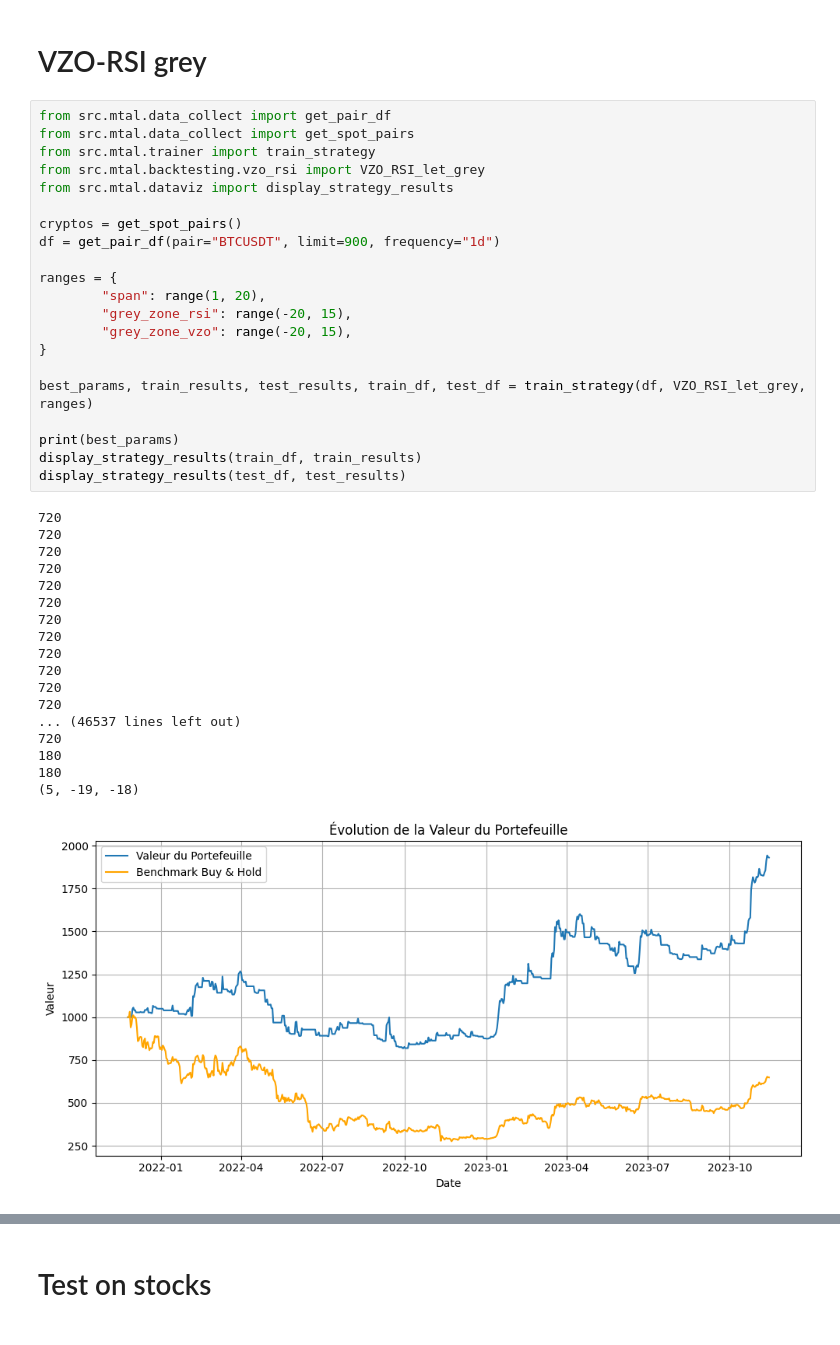
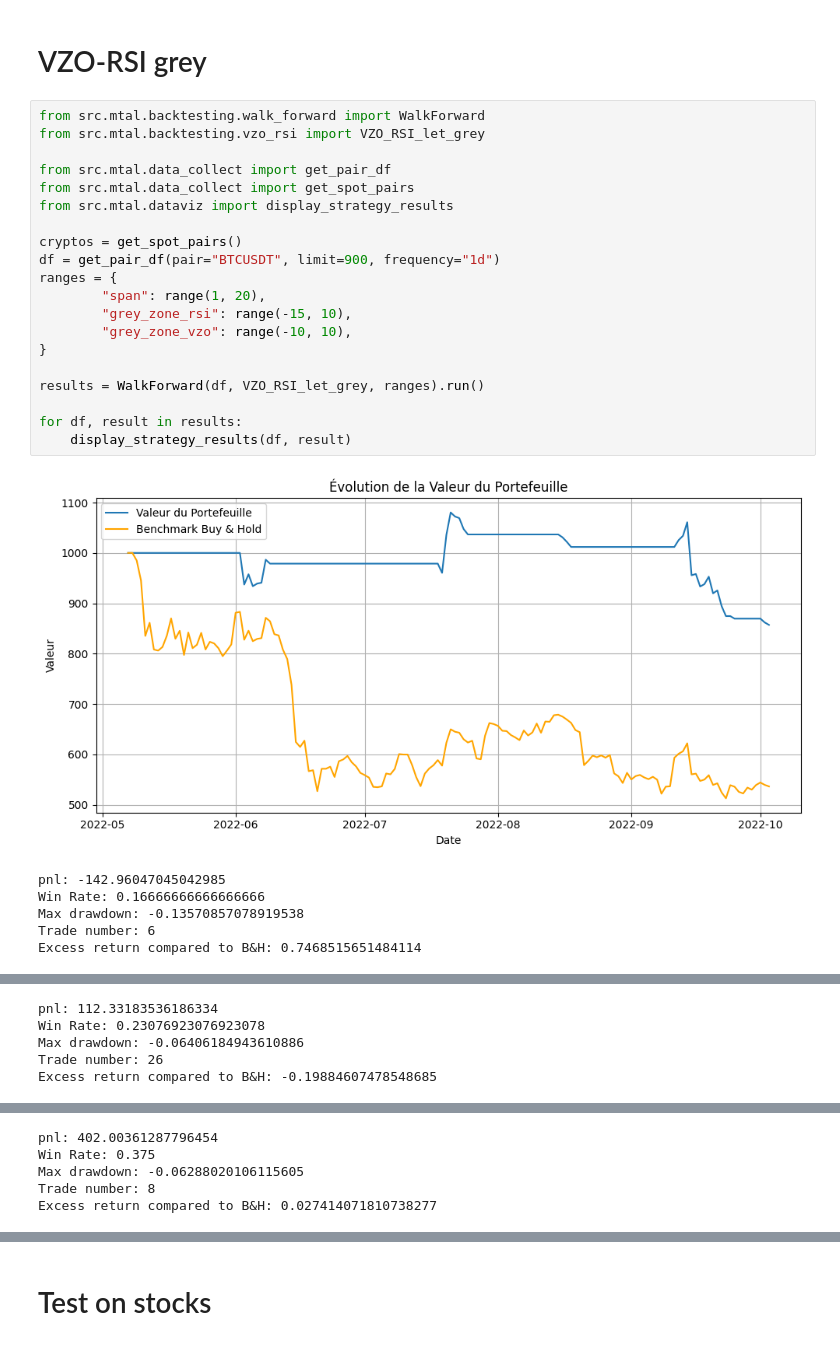
Before and after one commit to Romathonat/MTAL, a Jupyter notebook: notebooks/backtest.ipynb, the cells around one changed output, grey strips where cells are left out. Drawn from its saved outputs; the diff is of its cells as text.

```diff
--- a/notebooks/backtest.ipynb
+++ b/notebooks/backtest.ipynb
@@ -196,42 +192,29 @@ Excess return compared to B&H: 0.2330175038725897
 # %% [markdown]
 # VZO-RSI grey
 # %%
+from src.mtal.backtesting.walk_forward import WalkForward
+from src.mtal.backtesting.vzo_rsi import VZO_RSI_let_grey
+
 from src.mtal.data_collect import get_pair_df
 from src.mtal.data_collect import get_spot_pairs
-from src.mtal.trainer import train_strategy
-from src.mtal.backtesting.vzo_rsi import VZO_RSI_let_grey
 from src.mtal.dataviz import display_strategy_results
 
 cryptos = get_spot_pairs()
 df = get_pair_df(pair="BTCUSDT", limit=900, frequency="1d")
-
 ranges = {
         "span": range(1, 20),
-        "grey_zone_rsi": range(-20, 15),
-        "grey_zone_vzo": range(-20, 15),
+        "grey_zone_rsi": range(-15, 10),
+        "grey_zone_vzo": range(-10, 10),
 }
 
-best_params, train_results, test_results, train_df, test_df = train_strategy(df, VZO_RSI_let_grey, ranges)
+results = WalkForward(df, VZO_RSI_let_grey, ranges).run()
 
-print(best_params)
-display_strategy_results(train_df, train_results)
-display_strategy_results(test_df, test_results)
+for df, result in results:
+    display_strategy_results(df, result)
 # %% [output]
+[figure, new version]
-720
-720
-720
-720
-720
-720
-720
-720
-720
-720
-720
-720
-... (46537 lines left out)
-720
-180
-180
-(5, -19, -18)
+pnl: -142.96047045042985
+Win Rate: 0.16666666666666666
+Max drawdown: -0.13570857078919538
+Trade number: 6
+Excess return compared to B&H: 0.7468515651484114
-[figure, old version]
@@ -250,0 +234,5 @@ Excess return compared to B&H: -25.313781864691773
+pnl: 112.33183536186334
+Win Rate: 0.23076923076923078
+Max drawdown: -0.06406184943610886
+Trade number: 26
+Excess return compared to B&H: -0.19884607478548685
@@ -250,0 +240,5 @@ Excess return compared to B&H: -25.313781864691773
+pnl: 402.00361287796454
+Win Rate: 0.375
+Max drawdown: -0.06288020106115605
+Trade number: 8
+Excess return compared to B&H: 0.027414071810738277
```
Also changed, not shown: parts of 9 cells of this notebook, 3 other files.
